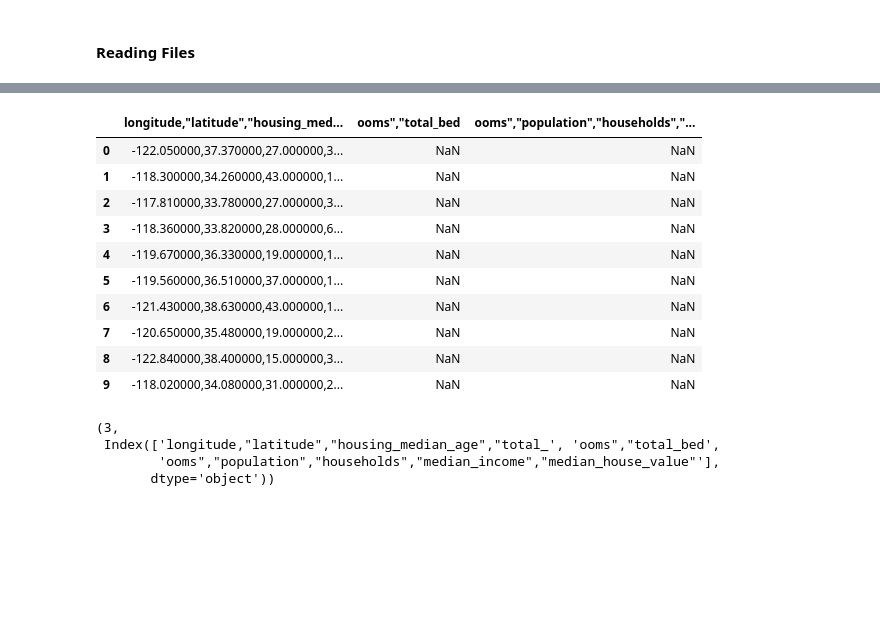
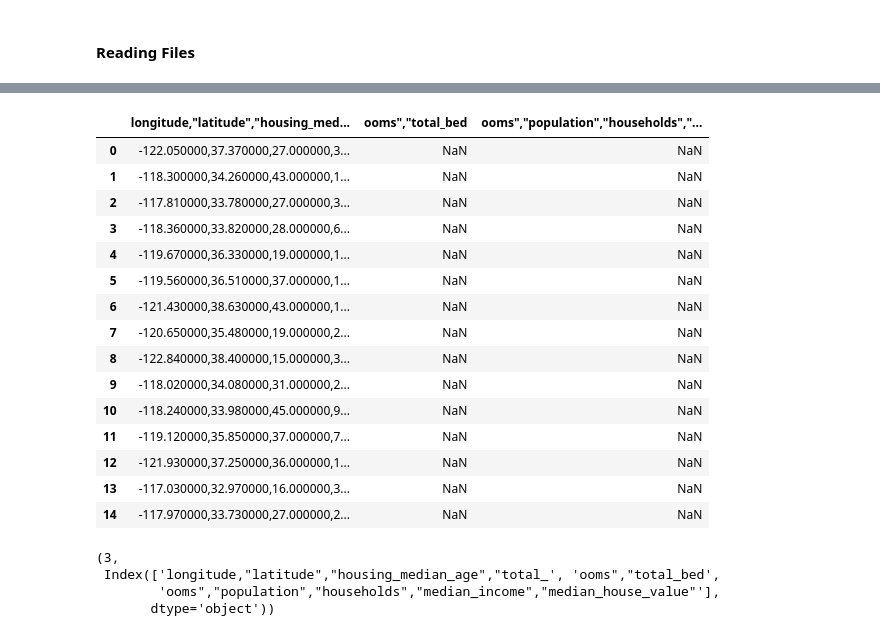
Before and after one commit to rohith-rr/fmml-projects-and-labs, a Jupyter notebook: FMML_2023_Basics_of_Python.ipynb, the cells around one changed output, grey strips where cells are left out. Drawn from its saved outputs; the diff is of its cells as text; code cells hidden in the pictures; blank space fills up the shorter version.

```diff
--- a/FMML_2023_Basics_of_Python.ipynb
+++ b/FMML_2023_Basics_of_Python.ipynb
@@ -379,20 +373,25 @@ a ## here a is list of elements/strings each splitted at \n, \n is also part of
 # %%
 import pandas as pd
 
 df = pd.read_csv('/content/sample_data/california_housing_test.csv','r')
-df.head(10) ## pass as argument number of top elements you wish to print. Head is used to have a quick glance and understand the data.
+df.head(15) ## pass as argument number of top elements you wish to print. Head is used to have a quick glance and understand the data.
 # %% [output]
 |  | longitude,"latitude","housing_med... | ooms","total_bed | ooms","population","households","... |
 | 0 | -122.050000,37.370000,27.000000,3... | NaN | NaN |
 | 1 | -118.300000,34.260000,43.000000,1... | NaN | NaN |
 | 2 | -117.810000,33.780000,27.000000,3... | NaN | NaN |
 | 3 | -118.360000,33.820000,28.000000,6... | NaN | NaN |
 | 4 | -119.670000,36.330000,19.000000,1... | NaN | NaN |
 | 5 | -119.560000,36.510000,37.000000,1... | NaN | NaN |
 | 6 | -121.430000,38.630000,43.000000,1... | NaN | NaN |
 | 7 | -120.650000,35.480000,19.000000,2... | NaN | NaN |
 | 8 | -122.840000,38.400000,15.000000,3... | NaN | NaN |
 | 9 | -118.020000,34.080000,31.000000,2... | NaN | NaN |
+| 10 | -118.240000,33.980000,45.000000,9... | NaN | NaN |
+| 11 | -119.120000,35.850000,37.000000,7... | NaN | NaN |
+| 12 | -121.930000,37.250000,36.000000,1... | NaN | NaN |
+| 13 | -117.030000,32.970000,16.000000,3... | NaN | NaN |
+| 14 | -117.970000,33.730000,27.000000,2... | NaN | NaN |
 # %%
 len(df.columns), df.columns
 # %% [output]
```
Also changed, not shown: parts of 13 cells of this notebook.
